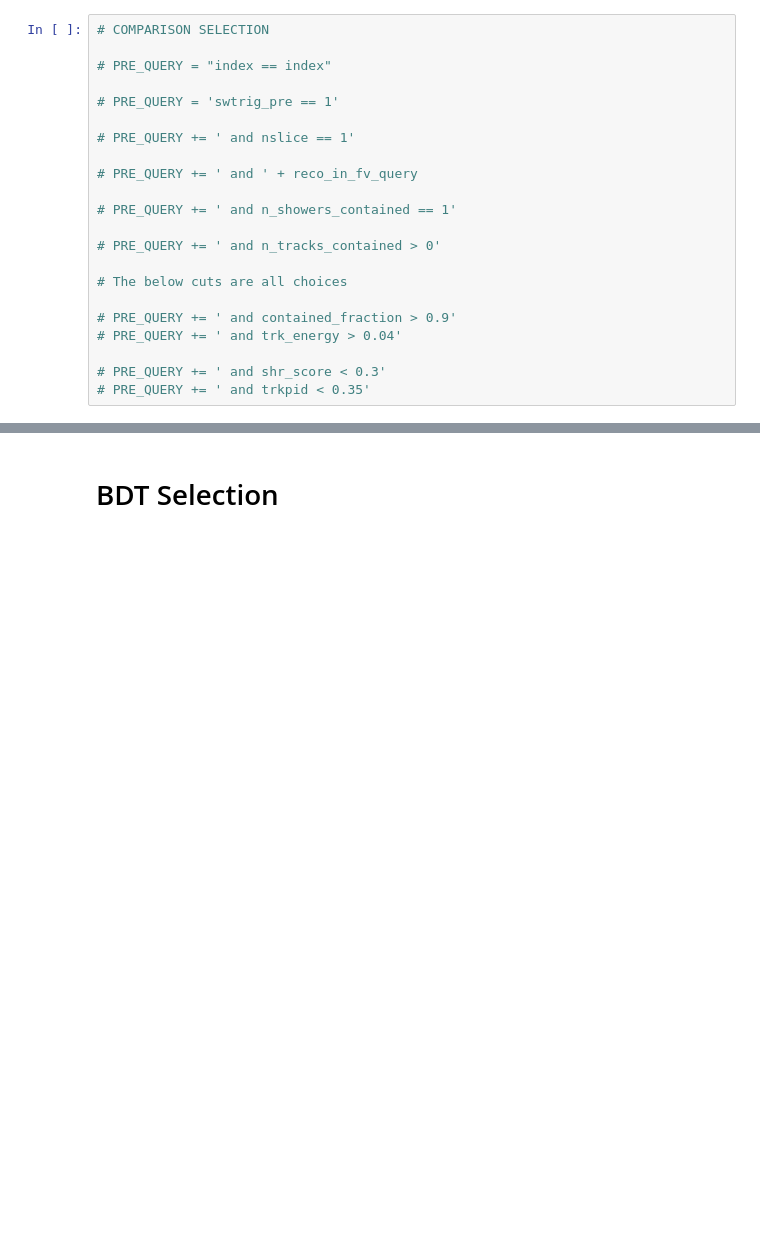
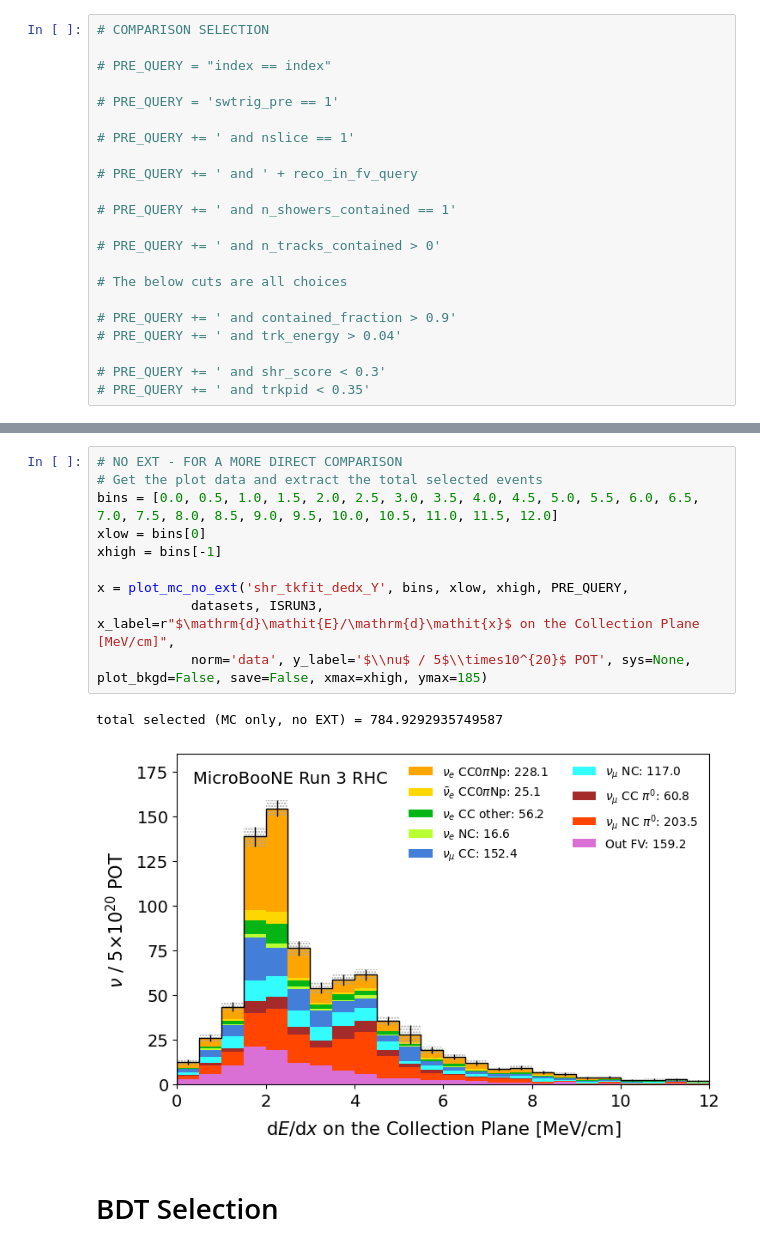
Before and after one commit to abbeybarnard/uB_NuMI_CC_Np, a Jupyter notebook: selection.ipynb, the cells around one changed output, grey strips where cells are left out. Drawn from its saved outputs; the diff is of its cells as text; blank space fills up the shorter version.

```diff
--- a/selection.ipynb
+++ b/selection.ipynb
@@ -450,3 +483,16 @@ total selected = 3950.1161880773934
+# %%
+# NO EXT - FOR A MORE DIRECT COMPARISON
+# Get the plot data and extract the total selected events
+bins = [0.0, 0.5, 1.0, 1.5, 2.0, 2.5, 3.0, 3.5, 4.0, 4.5, 5.0, 5.5, 6.0, 6.5, 7.0, 7.5, 8.0, 8.5, 9.0, 9.5, 10.0, 10.5, 11.0, 11.5, 12.0]
+xlow = bins[0]
+xhigh = bins[-1]
+
+x = plot_mc_no_ext('shr_tkfit_dedx_Y', bins, xlow, xhigh, PRE_QUERY,
+            datasets, ISRUN3, x_label=r"$\mathrm{d}\mathit{E}/\mathrm{d}\mathit{x}$ on the Collection Plane [MeV/cm]",
+            norm='data', y_label='$\\nu$ / 5$\\times10^{20}$ POT', sys=None, plot_bkgd=False, save=False, xmax=xhigh, ymax=185)
+# %% [output]
+total selected (MC only, no EXT) = 784.9292935749587
+[figure, added]
 # %% [markdown]
 # BDT Selection
 # %%
```
Also changed, not shown: parts of 40 cells of this notebook, 6 other files.
